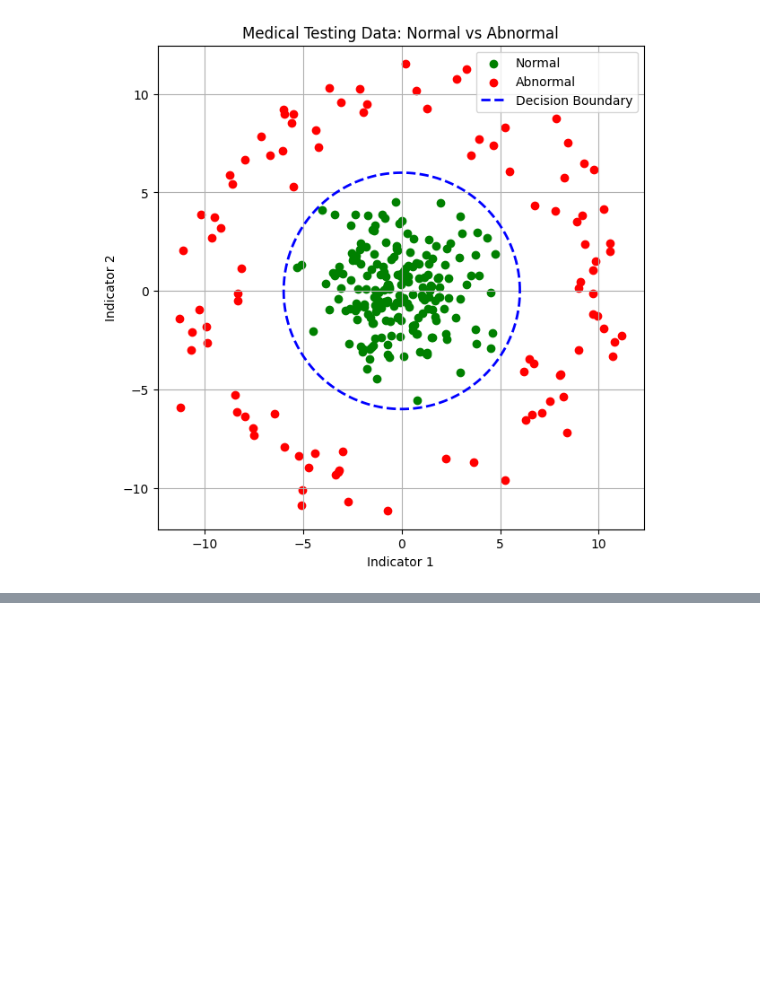
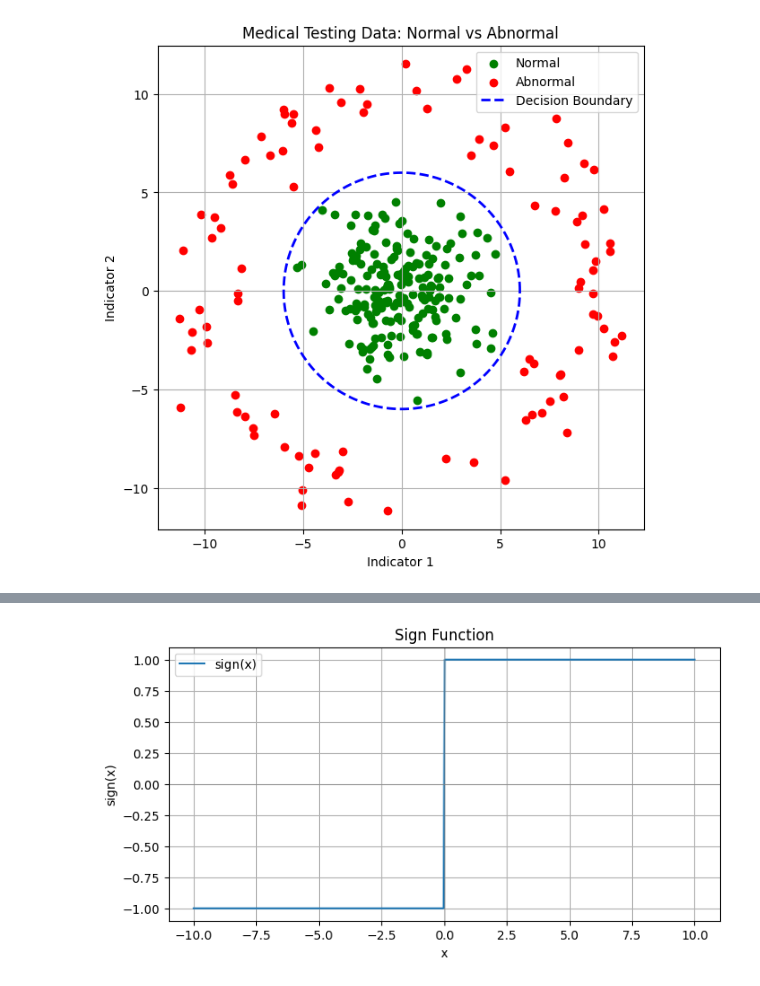
Before and after one commit to yanptang/data_science, a Jupyter notebook: Deep_learning/01.感知机.ipynb, the cells around one changed output, grey strips where cells are left out. Drawn from its saved outputs; the diff is of its cells as text; code cells hidden in the pictures; blank space fills up the shorter version.

```diff
--- a/Deep_learning/01.感知机.ipynb
+++ b/Deep_learning/01.感知机.ipynb
@@ -221,0 +279,16 @@ plt.show()
+# %%
+ # 画图示意sign函数
+x = np.linspace(-10, 10, 400)
+y = np.array([sign(xi) for xi in x])
+plt.figure(figsize=(8, 4))
+plt.plot(x, y, label='sign(x)')
+plt.title("Sign Function")
+plt.xlabel("x")
+plt.ylabel("sign(x)")
+plt.axhline(0, color='gray', lw=0.5)
+plt.axvline(0, color='gray', lw=0.5)
+plt.grid()
+plt.legend()
+plt.show()
+# %% [output]
+[figure, added]
```
Also changed, not shown: parts of 7 cells of this notebook, 2 other files.
